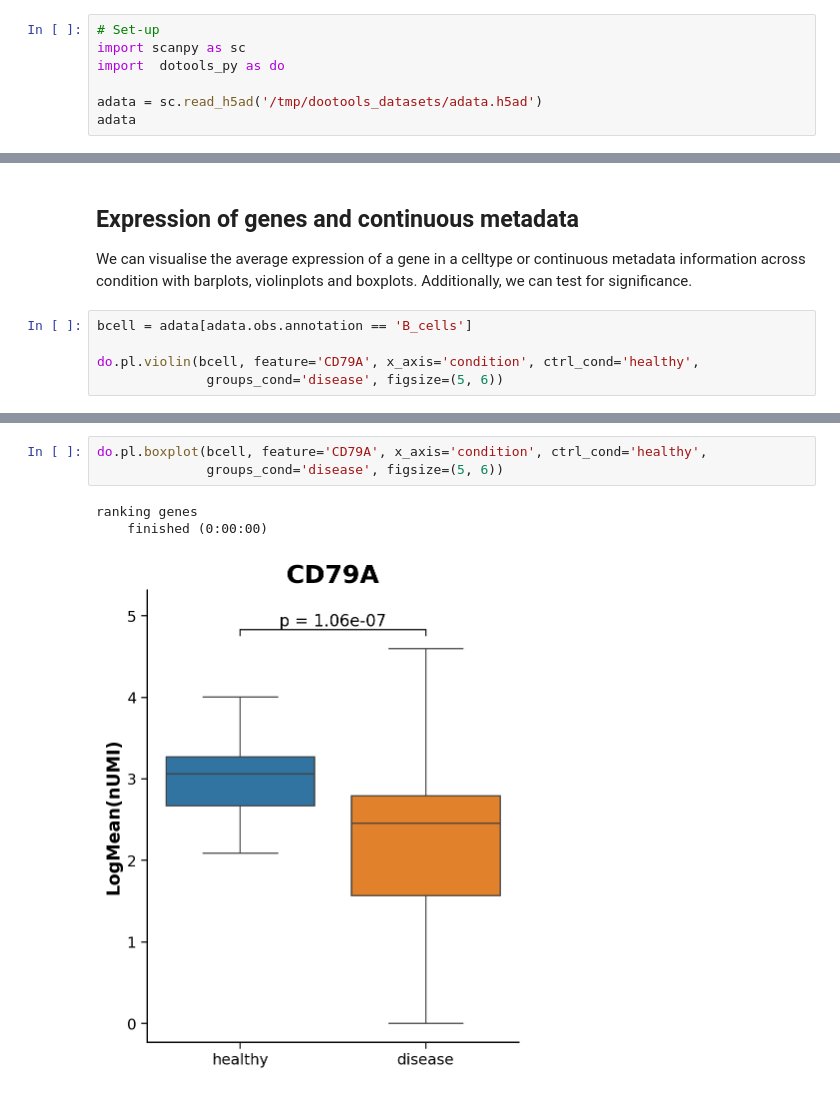
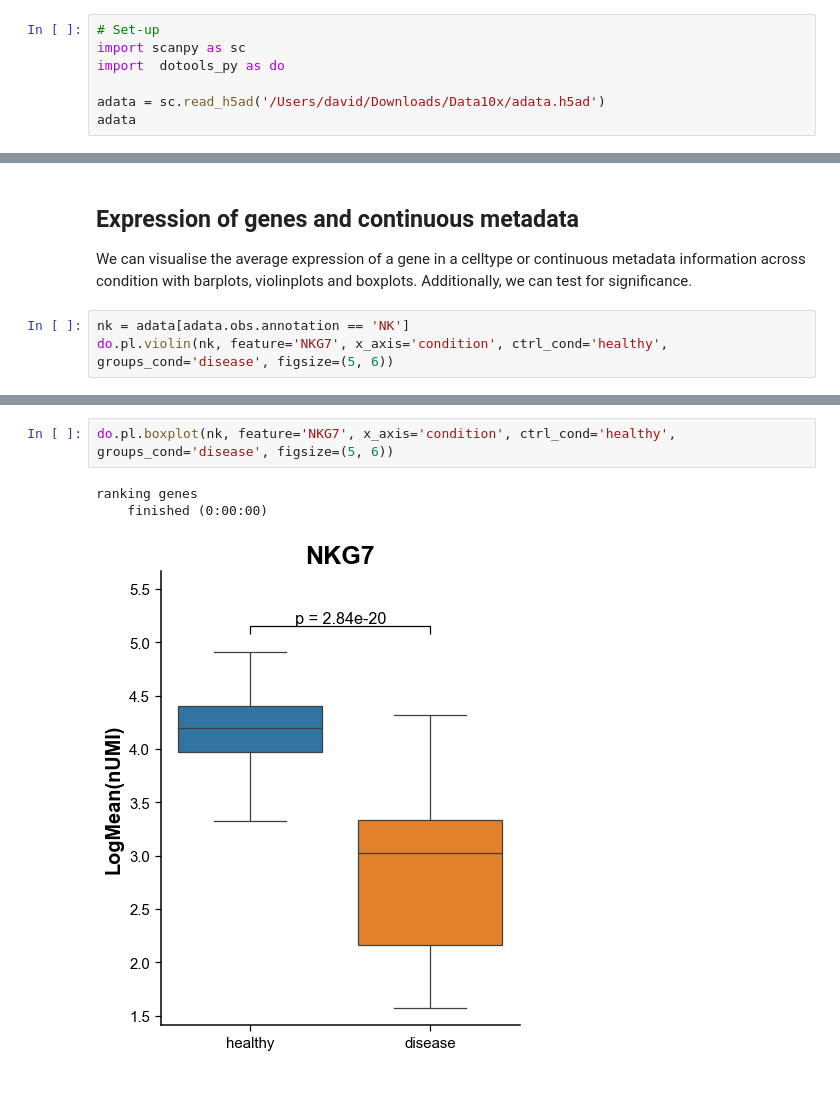
Before and after one commit to davidrm-bio/DOTools_py, a Jupyter notebook: docs/notebooks/example_visualisation.ipynb, the cells around one changed output, grey strips where cells are left out. Drawn from its saved outputs; the diff is of its cells as text.

```diff
--- a/docs/notebooks/example_visualisation.ipynb
+++ b/docs/notebooks/example_visualisation.ipynb
@@ -7,6 +7,6 @@ In this tutorial we compile examples on how to use the differnt functions availa
 import scanpy as sc
 import  dotools_py as do
 
-adata = sc.read_h5ad('/tmp/dootools_datasets/adata.h5ad')
+adata = sc.read_h5ad('/Users/david/Downloads/Data10x/adata.h5ad')
 adata
 # %% [output]
@@ -66,10 +65,8 @@ do.pl.cell_props(adata, 'annotation', 'condition', 'batch', cond_order=['healthy
 
 We can visualise the average expression of a gene in a celltype or continuous metadata information across condition with barplots, violinplots and boxplots. Additionally, we can test for significance.
 # %%
-bcell = adata[adata.obs.annotation == 'B_cells']
-
-do.pl.violin(bcell, feature='CD79A', x_axis='condition', ctrl_cond='healthy',
-              groups_cond='disease', figsize=(5, 6))
+nk = adata[adata.obs.annotation == 'NK']
+do.pl.violin(nk, feature='NKG7', x_axis='condition', ctrl_cond='healthy', groups_cond='disease', figsize=(5, 6))
 # %% [output]
 ranking genes
     finished (0:00:00)
@@ -84,10 +81,9 @@ ranking genes
 # %%
-do.pl.boxplot(bcell, feature='CD79A', x_axis='condition', ctrl_cond='healthy',
-              groups_cond='disease', figsize=(5, 6))
+do.pl.boxplot(nk, feature='NKG7', x_axis='condition', ctrl_cond='healthy', groups_cond='disease', figsize=(5, 6))
 # %% [output]
 ranking genes
     finished (0:00:00)
-[figure, old version]
+[figure, new version]
 # %%
 do.pl.boxplot(adata, 'total_counts', 'annotation', ctrl_cond='B_cells', groups_cond=['Monocytes', 'NK', 'T_cells', 'pDC'],
               figsize=(6, 8), ylabel='Total counts per cell')
```
Also changed, not shown: parts of 8 cells of this notebook, 1 other file.
